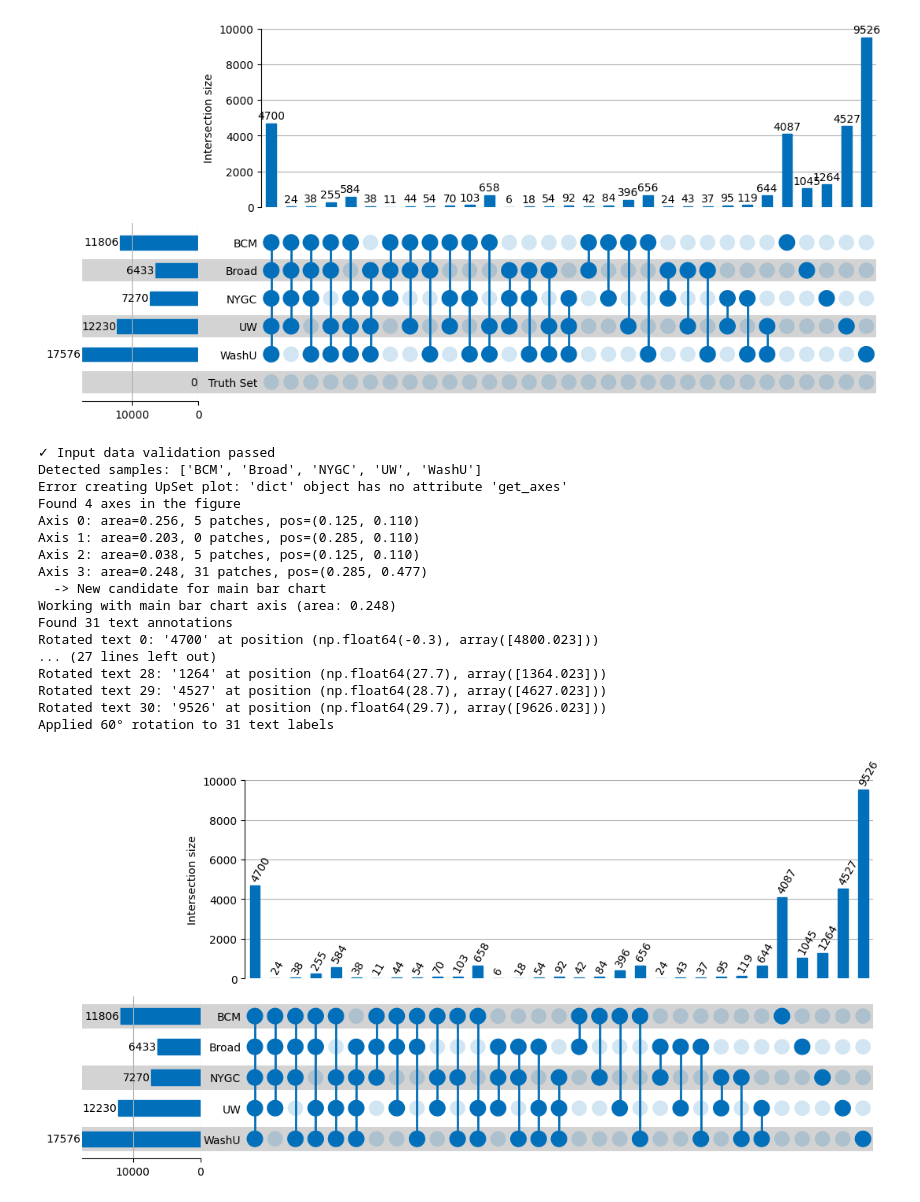
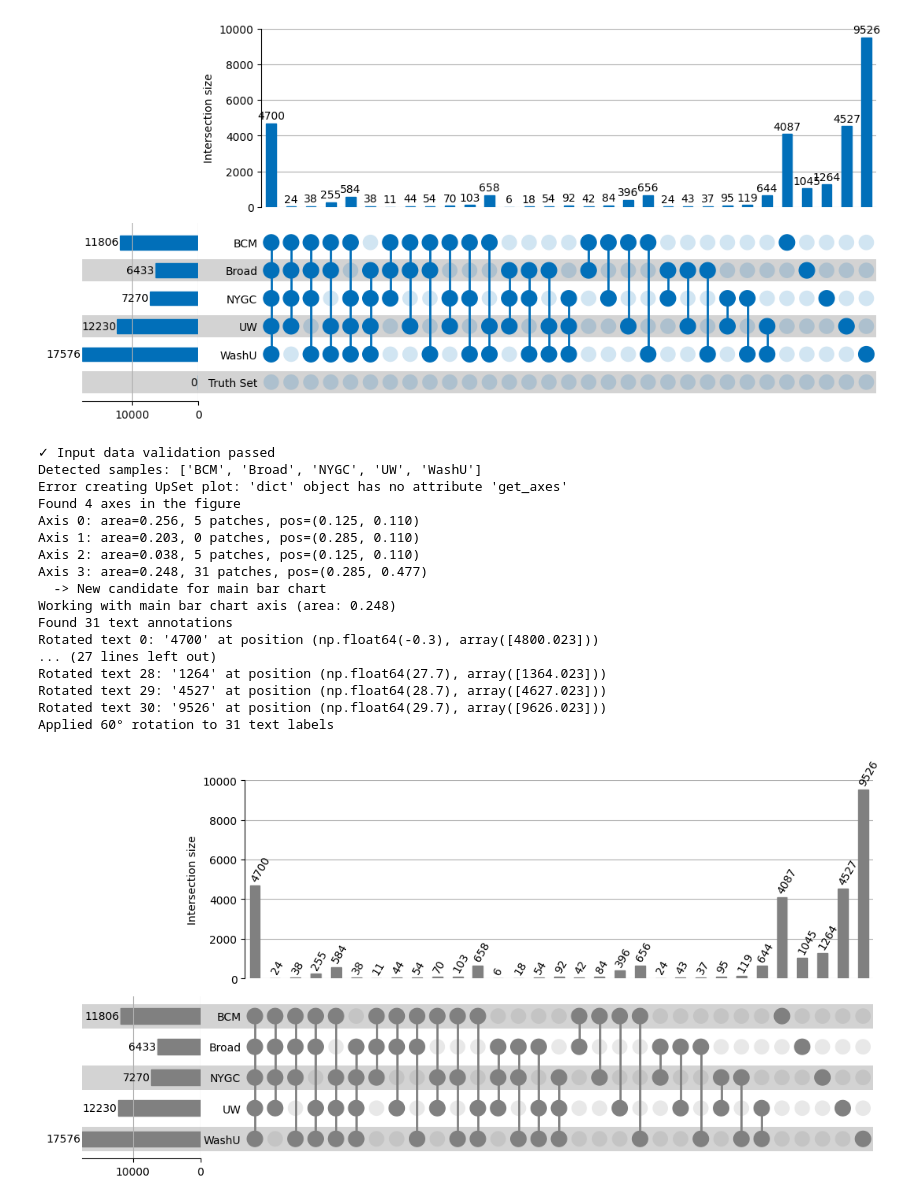
Before and after one commit to stefinfection/altair_viz, a Jupyter notebook: colo829/long_reads/paper_figure.ipynb, the cells around one changed output. Cells and saved outputs as stored; diff of their text form; code cells hidden in the pictures.

Commit message:
add visualizations with smaht color palette for genetics retreat talk; add scaffold for heatmap for SG

```diff
--- a/colo829/long_reads/paper_figure.ipynb
+++ b/colo829/long_reads/paper_figure.ipynb
@@ -3333,6 +3954,40 @@ Applied 30° rotation to x-axis labels
 # Modified plot_upset function with angled labels
 
 # Modified plot_upset function with angled labels
+
+union_isecs={
+'WashU': 9526,
+'UW': 4527,
+'NYGC': 1264,
+'Broad': 1045,
+'BCM': 4087,
+'UW&WashU': 644,
+'NYGC&WashU': 119,
+'NYGC&UW': 95,
+'Broad&WashU': 37,
+'Broad&UW': 43,
+'Broad&NYGC': 24,
+'BCM&WashU': 656,
+'BCM&UW': 396,
+'BCM&NYGC': 84,
+'BCM&Broad': 42,
+'NYGC&UW&WashU': 92,
+'Broad&UW&WashU': 54,
+'Broad&NYGC&WashU': 18,
+'Broad&NYGC&UW': 6,
+'BCM&UW&WashU': 658,
+'BCM&NYGC&WashU': 103,
+'BCM&NYGC&UW': 70,
+'BCM&Broad&WashU': 54,
+'BCM&Broad&UW': 44,
+'BCM&Broad&NYGC': 11,
+'Broad&NYGC&UW&WashU': 38,
+'BCM&NYGC&UW&WashU': 584,
+'BCM&Broad&UW&WashU': 255,
+'BCM&Broad&NYGC&WashU': 38,
+'BCM&Broad&NYGC&UW': 24,
+'BCM&Broad&NYGC&UW&WashU': 4700
+}
 
 def plot_upset(series, sample_names, title="UpSet Plot", figsize=(20, 10), sample_colors=None, **kwargs):
     """
@@ -3353,6 +4008,13 @@ def plot_upset(series, sample_names, title="UpSet Plot", figsize=(20, 10), sampl
     **kwargs : additional arguments for UpSet
     """
 
+# Your color palette
+# red = '#D79DB8'
+# orange = '#F5D5A4'
+# green = '#A7D8D9'
+# blue = '#4D90B6'
+# purple = '#9D8BA7'
+
     # Suppress the tight_layout warning
     with warnings.catch_warnings():
         warnings.filterwarnings('ignore', message='This figure includes Axes that are not compatible with tight_layout')
@@ -3361,7 +4023,7 @@ def plot_upset(series, sample_names, title="UpSet Plot", figsize=(20, 10), sampl
         upset_params = {
             'show_counts': True,
             'sort_by': 'degree',
-            'facecolor': '#016FB9',
+            'facecolor': 'gray',
             'shading_color': 'lightgray',
             'sort_categories_by': 'cardinality',
             'min_subset_size': 1,
@@ -3659,32 +4321,32 @@ def main_example_postprocess():
 
     plt.suptitle("Variant Intersections Called By RUFUS In GCC Combinations Not In Truth Set",
                  fontsize=14, y=0.98)
     plt.show()
 
     return series, upset
 
 
 if __name__ == "__main__":
     # Run the example
     series, upset = main_example()
     angle_upset_labels(plt.gcf(), angle=60)
 # %% [output]
 ✓ Input data validation passed
 Detected samples: ['BCM', 'Broad', 'NYGC', 'UW', 'WashU']
 Error creating UpSet plot: 'dict' object has no attribute 'get_axes'
 Found 4 axes in the figure
 Axis 0: area=0.256, 5 patches, pos=(0.125, 0.110)
 Axis 1: area=0.203, 0 patches, pos=(0.285, 0.110)
 Axis 2: area=0.038, 5 patches, pos=(0.125, 0.110)
 Axis 3: area=0.248, 31 patches, pos=(0.285, 0.477)
   -> New candidate for main bar chart
 Working with main bar chart axis (area: 0.248)
 Found 31 text annotations
 Rotated text 0: '4700' at position (np.float64(-0.3), array([4800.023]))
 ... (27 lines left out)
 Rotated text 28: '1264' at position (np.float64(27.7), array([1364.023]))
 Rotated text 29: '4527' at position (np.float64(28.7), array([4627.023]))
 Rotated text 30: '9526' at position (np.float64(29.7), array([9626.023]))
 Applied 60° rotation to 31 text labels
-[figure, old version]
+[figure, new version]
 # %%
```
Also changed, not shown: parts of 8 cells of this notebook, 2 other files.
